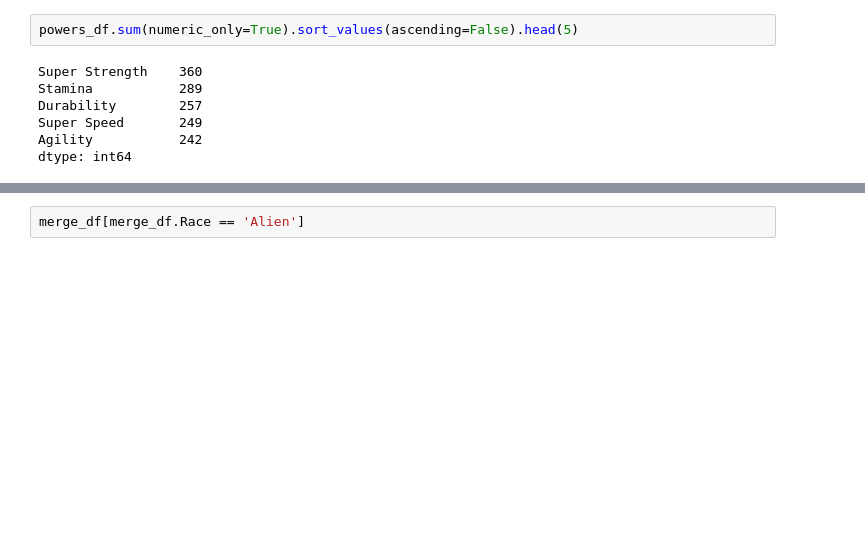
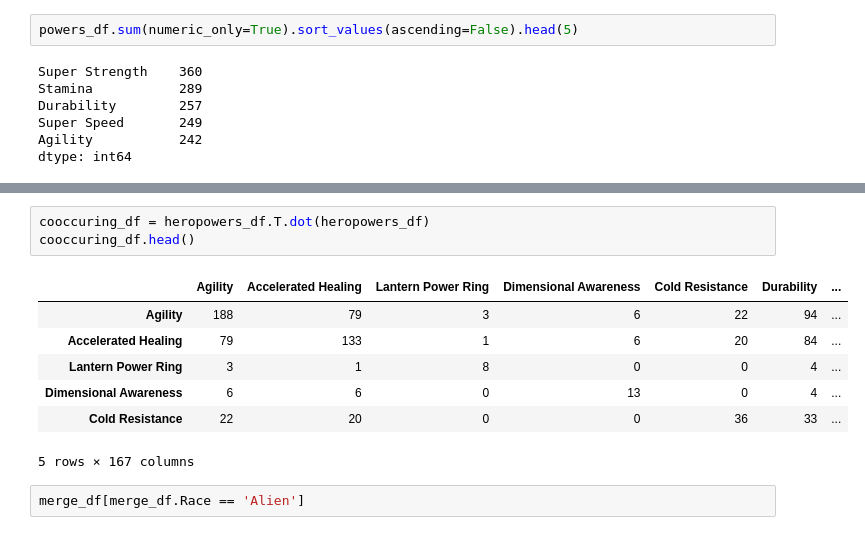
Before and after one commit to climatebrad/dsc-data-cleaning-project-dc-ds-100719, a Jupyter notebook: index-brad.ipynb, the cells around one changed output, grey strips where cells are left out. Cells and saved outputs as stored; diff of their text form; blank space fills up the shorter version.

```diff
--- a/index-brad.ipynb
+++ b/index-brad.ipynb
@@ -670,3 +684,14 @@ Be sure to include thoughtful, well-labeled visualizations to back up your analy
+# %%
+cooccuring_df = heropowers_df.T.dot(heropowers_df)
+cooccuring_df.head()
+# %% [output]
+|  | Agility | Accelerated Healing | Lantern Power Ring | Dimensional Awareness | Cold Resistance | Durability | ... |
+| Agility | 188 | 79 | 3 | 6 | 22 | 94 | ... |
+| Accelerated Healing | 79 | 133 | 1 | 6 | 20 | 84 | ... |
+| Lantern Power Ring | 3 | 1 | 8 | 0 | 0 | 4 | ... |
+| Dimensional Awareness | 6 | 6 | 0 | 13 | 0 | 4 | ... |
+| Cold Resistance | 22 | 20 | 0 | 0 | 36 | 33 | ... |
+5 rows × 167 columns
 # %%
 merge_df[merge_df.Race == 'Alien']
 # %% [output]
```
Also changed, not shown: parts of 4 cells of this notebook.
